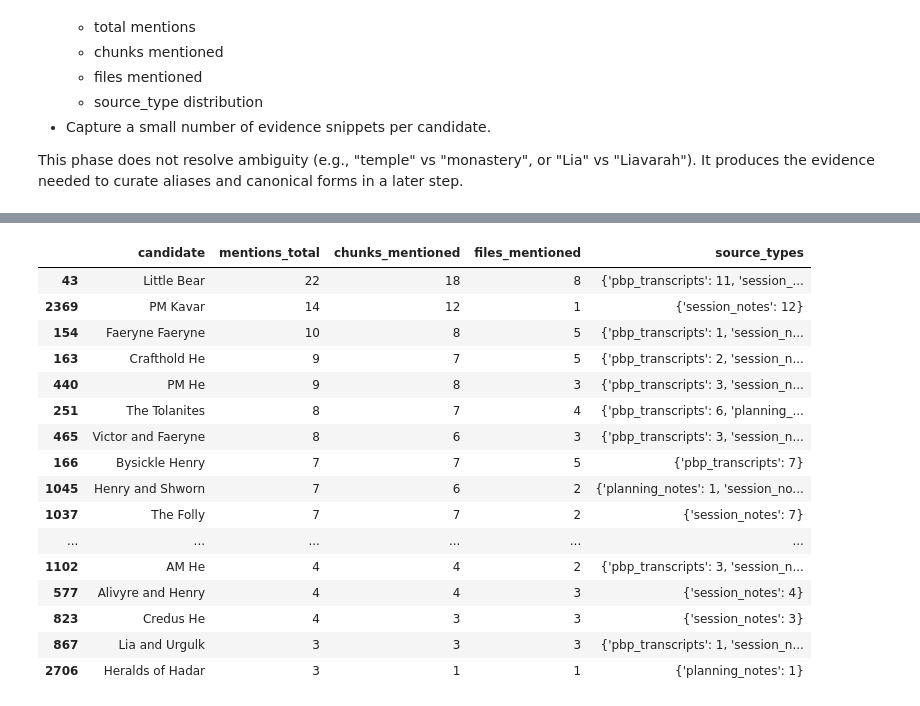
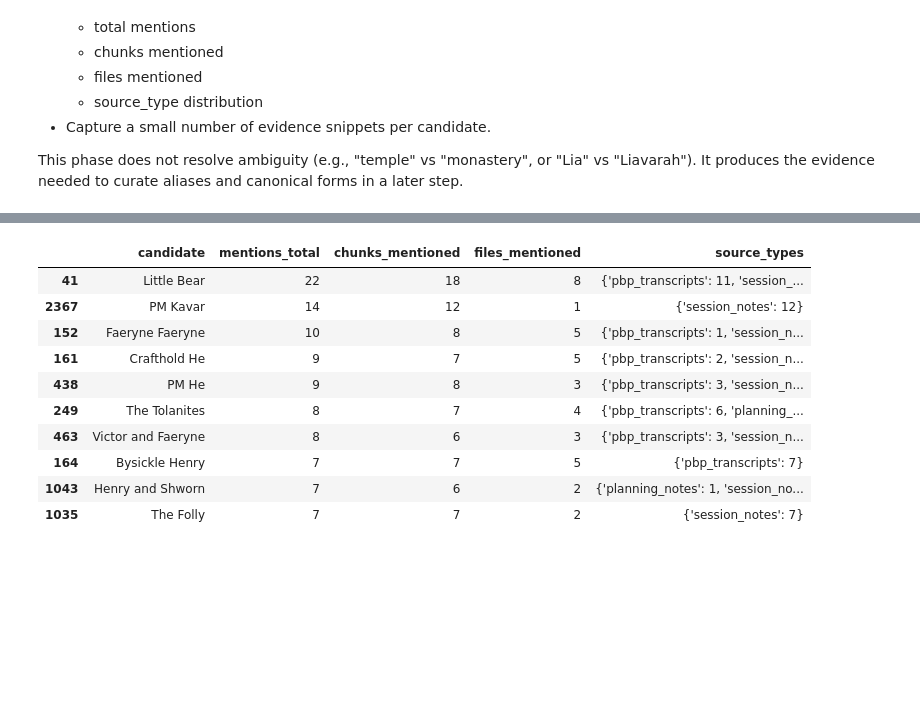
Before and after one commit to CharisSophia/iwtc-tools, a Jupyter notebook: notebooks/IWTC_Raw_Source_Indexing.ipynb, the cells around one changed output, grey strips where cells are left out. Drawn from its saved outputs; the diff is of its cells as text; code cells hidden in the pictures; blank space fills up the shorter version.

```diff
--- a/notebooks/IWTC_Raw_Source_Indexing.ipynb
+++ b/notebooks/IWTC_Raw_Source_Indexing.ipynb
@@ -48,7 +48,7 @@ OVERRIDE_PATHS = None
 # Selection behavior:
 #   "PROMPT" -> list candidates and prompt for selection
 #   "ALL"    -> select all candidates
-SOURCE_MODE = "ALL"
+SOURCE_MODE = "PROMPT"
 
 # Internal run metadata (do not edit)
 from datetime import datetime
@@ -1327,24 +1198,30 @@ It produces the evidence needed to curate aliases and canonical forms in a later
 # Phase 6: Vocabulary bootstrap (candidate proper nouns)
 # Input:  CHUNKS_V0 (list[dict])
 # Output: CANDIDATE_VOCAB (pandas DataFrame) + CSV written to WORKING_DRAFTS_PATH
-# Notes: Excludes auto_transcripts
+# Notes:
+#  - Excludes auto_transcripts
+#  - Output is intentionally noisy and non-canonical.
+#  - All candidates require human review before inclusion in vocab registries.
 
 import re
 from collections import defaultdict, Counter
 from pathlib import Path
 import pandas as pd
+from datetime import datetime
 
 # -----------------------
 # Configuration (v0)
 # -----------------------
 EXCLUDE_SOURCE_TYPES = {"auto_transcripts"}
 
+RUN_STAMP = datetime.now().strftime("%Y%m%d_%H%M%S")
+
 CONNECTORS = {
-    "of", "the", "and", "to", "in", "at", "on", "for", "from", "with", "by", "a", "an"
-    # time tokens
-    "AM", "PM"
+    "of", "the", "and", "to", "in", "at", "on", "for", "from", "with", "by", "a", "an",
 }
 
+# STOP_SINGLE is intentionally aggressive to suppress sentence-initial noise.
+# Better to miss weak candidates than flood the review set.
 STOP_SINGLE = {
     "I", "A", "An", "The", "And", "Or", "But", "We", "You", "He", "She", "They",
     "This", "That", "These", "Those", "It", "Its", "Our", "My", "Your", "His", "Her",
@@ -1355,7 +1232,7 @@ STOP_SINGLE = {
     "And","Or","But","So","Then","Than","Now","Just","Only","Also","Still","Even",
     "There","Here","This","That","These","Those","It","Its","We","You","He","She","They",
     "Do","Does","Did","Can","Could","Will","Would","Shall","Should","May","Might","Must",
-    "All","One","Well","Go","Ah","After","Oh","Let"
+    "All","One","Well","Go","Ah","After","Oh","Let","AM","PM"
 }
 
 STOP_TOKENS = {"##", "#", "###", ">", "*", "-", "_", "`"}
@@ -1406,6 +1283,8 @@ for chunk in included_chunks:
     concat_text = " ".join(" ".join(content_lines).split())
 
     # Evidence snippet (reuse for all candidates found in this chunk)
+    # This favors coverage over per-mention precision (acceptable for v0).
+
     if len(concat_text) > MAX_SNIPPET_CHARS:
         snippet = concat_text[: MAX_SNIPPET_CHARS - 3] + "..."
     else:
@@ -1447,8 +1326,8 @@ for chunk in included_chunks:
         else:
             i += 1
 
-    # Words that appear somewhere other than position 0
-    non_initial_words = set(words[1:])
+    # # Words that appear somewhere other than position 0
+    # non_initial_words = set(words[1:])
 
     # ---- extract single-word propers ----
     for w in words:
@@ -1514,7 +1393,8 @@ if not CANDIDATE_VOCAB.empty:
         .reset_index(drop=True)
     )
 
-print(f"Chunks scanned (excluding auto_transcripts): {len(included_chunks)}")
+print(f"Excluded source types: {sorted(EXCLUDE_SOURCE_TYPES)}")
+print(f"Chunks scanned: {len(included_chunks)}")
 print(f"Candidates found: {len(CANDIDATE_VOCAB)}")
 display(CANDIDATE_VOCAB.head(25))
 
@@ -1524,12 +1404,12 @@ display(CANDIDATE_VOCAB.head(25))
 out_dir = Path(WORKING_DRAFTS_PATH)
 out_dir.mkdir(parents=True, exist_ok=True)
 
-csv_path = out_dir / "candidate_vocab_v0_excluding_auto_transcripts.csv"
+csv_path = out_dir / f"candidate_vocab_v0_excluding_auto_transcripts_{RUN_STAMP}.csv"
 CANDIDATE_VOCAB.to_csv(csv_path, index=False, encoding="utf-8")
 print(f"Wrote: {csv_path}")
 
 TOP_N = 150
-md_path = out_dir / "candidate_vocab_v0_evidence_top150.md"
+md_path = out_dir / f"candidate_vocab_v0_evidence_top{TOP_N}_{RUN_STAMP}.md"
 
 with md_path.open("w", encoding="utf-8") as f:
     f.write("# Candidate vocab evidence (v0, excluding auto_transcripts)\n\n")
@@ -1553,4 +1433,15 @@ with md_path.open("w", encoding="utf-8") as f:
         f.write("\n")
 
 print(f"Wrote: {md_path}")
+
+# Cleanup locals (keep CANDIDATE_VOCAB for downstream use)
+del RUN_STAMP, out_dir, csv_path, md_path, TOP_N
+del included_chunks, chunk, chunk_id, source_type, path, lines, header_kind, content_lines
+del concat_text, snippet, words, candidates, i, n, w, parts, cap_count, j, wj, wj_lower
+del seen_this_chunk, cand, total, rows, row, ev, f
+del mentions, chunks_mentioned, files_mentioned, by_source_type, evidence
+del CONNECTORS, STOP_SINGLE, STOP_TOKENS
+del MAX_EVIDENCE_PER_CANDIDATE, MAX_SNIPPET_CHARS
+del WORD_REGEX, TITLE_WORD_REGEX, ACRONYM_REGEX
+del EXCLUDE_SOURCE_TYPES
 # %% [output]
@@ -1578,22 +1470,17 @@ Wrote: /Users/charissophia/obsidian/Iron Wolf Trading Company/_local/machine_wip
 # %%
 # Show top multi-word candidates by mentions
 mw = CANDIDATE_VOCAB[CANDIDATE_VOCAB["candidate"].str.contains(" ", regex=False)]
-display(mw.sort_values("mentions_total", ascending=False).head(50))
+display(mw.sort_values("mentions_total", ascending=False).head(10))
+del mw
 # %% [output]
 |  | candidate | mentions_total | chunks_mentioned | files_mentioned | source_types |
-| 43 | Little Bear | 22 | 18 | 8 | {'pbp_transcripts': 11, 'session_... |
-| 2369 | PM Kavar | 14 | 12 | 1 | {'session_notes': 12} |
-| 154 | Faeryne Faeryne | 10 | 8 | 5 | {'pbp_transcripts': 1, 'session_n... |
-| 163 | Crafthold He | 9 | 7 | 5 | {'pbp_transcripts': 2, 'session_n... |
-| 440 | PM He | 9 | 8 | 3 | {'pbp_transcripts': 3, 'session_n... |
-| 251 | The Tolanites | 8 | 7 | 4 | {'pbp_transcripts': 6, 'planning_... |
-| 465 | Victor and Faeryne | 8 | 6 | 3 | {'pbp_transcripts': 3, 'session_n... |
-| 166 | Bysickle Henry | 7 | 7 | 5 | {'pbp_transcripts': 7} |
-| 1045 | Henry and Shworn | 7 | 6 | 2 | {'planning_notes': 1, 'session_no... |
-| 1037 | The Folly | 7 | 7 | 2 | {'session_notes': 7} |
-| ... | ... | ... | ... | ... | ... |
-| 1102 | AM He | 4 | 4 | 2 | {'pbp_transcripts': 3, 'session_n... |
-| 577 | Alivyre and Henry | 4 | 4 | 3 | {'session_notes': 4} |
-| 823 | Credus He | 4 | 3 | 3 | {'session_notes': 3} |
-| 867 | Lia and Urgulk | 3 | 3 | 3 | {'pbp_transcripts': 1, 'session_n... |
-| 2706 | Heralds of Hadar | 3 | 1 | 1 | {'planning_notes': 1} |
+| 41 | Little Bear | 22 | 18 | 8 | {'pbp_transcripts': 11, 'session_... |
+| 2367 | PM Kavar | 14 | 12 | 1 | {'session_notes': 12} |
+| 152 | Faeryne Faeryne | 10 | 8 | 5 | {'pbp_transcripts': 1, 'session_n... |
+| 161 | Crafthold He | 9 | 7 | 5 | {'pbp_transcripts': 2, 'session_n... |
+| 438 | PM He | 9 | 8 | 3 | {'pbp_transcripts': 3, 'session_n... |
+| 249 | The Tolanites | 8 | 7 | 4 | {'pbp_transcripts': 6, 'planning_... |
+| 463 | Victor and Faeryne | 8 | 6 | 3 | {'pbp_transcripts': 3, 'session_n... |
+| 164 | Bysickle Henry | 7 | 7 | 5 | {'pbp_transcripts': 7} |
+| 1043 | Henry and Shworn | 7 | 6 | 2 | {'planning_notes': 1, 'session_no... |
+| 1035 | The Folly | 7 | 7 | 2 | {'session_notes': 7} |
```
Also changed, not shown: parts of 15 cells of this notebook, 1 other file.
